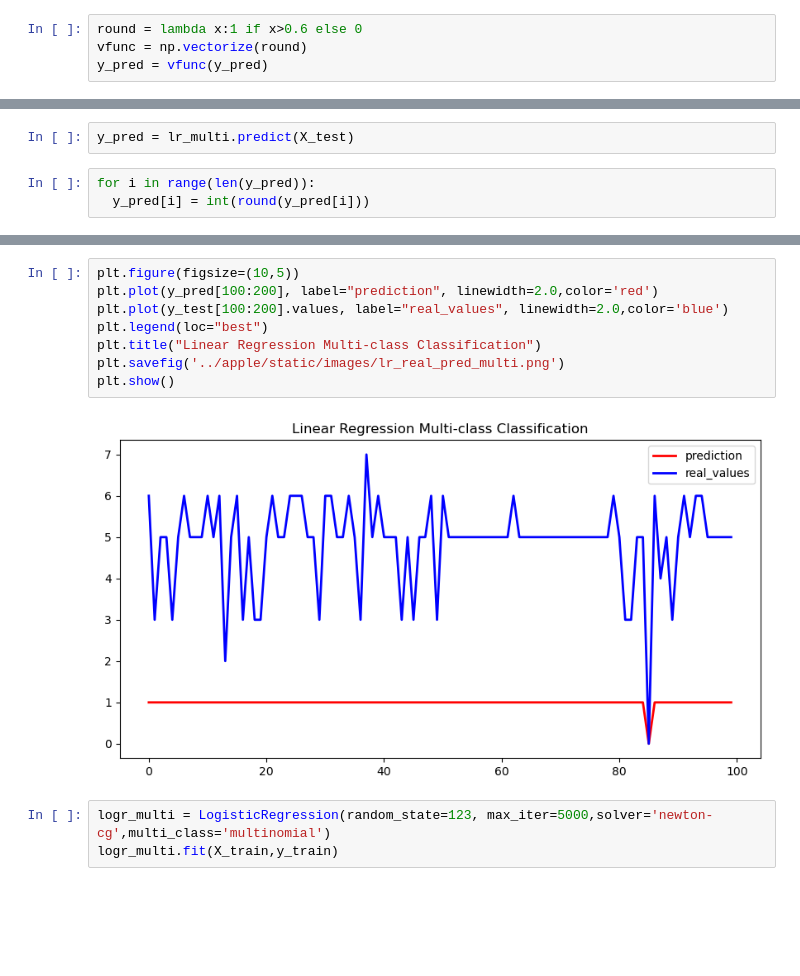
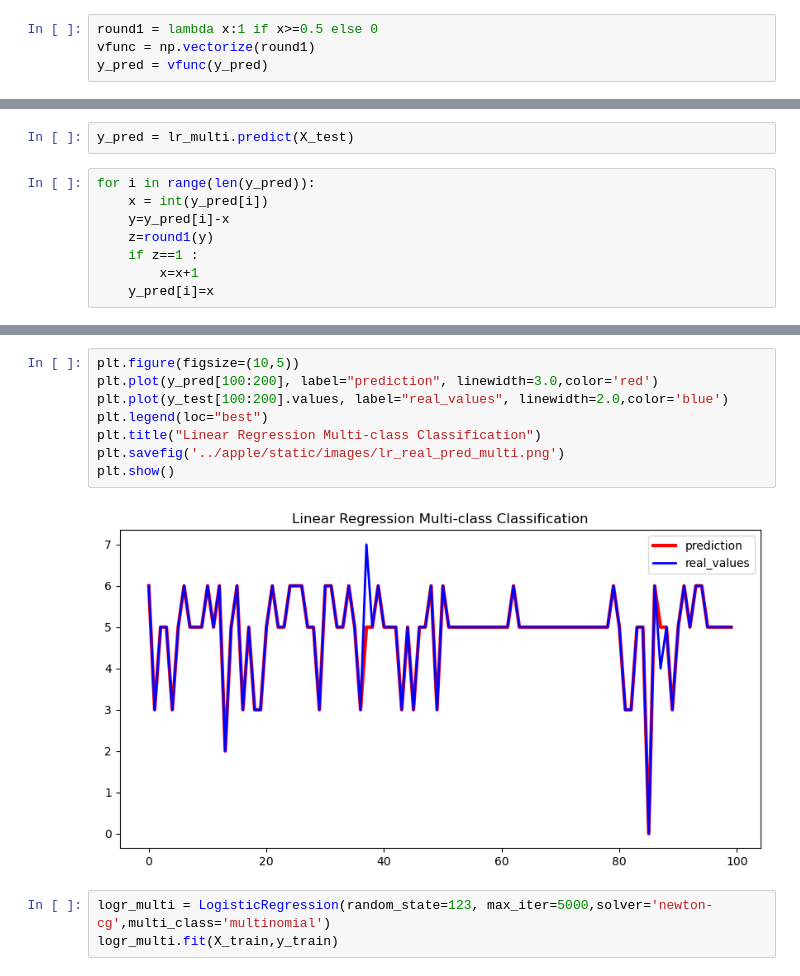
Before and after one commit to Revan-droid/demo1, a Jupyter notebook: ML_models/models.ipynb, the cells around one changed output, grey strips where cells are left out. Cells and saved outputs as stored; diff of their text form; blank space fills up the shorter version.

```diff
--- a/ML_models/models.ipynb
+++ b/ML_models/models.ipynb
@@ -296,8 +308,8 @@ LinearRegression(normalize=False)
 # %%
 y_pred = lr_bin.predict(X_test)
 # %%
-round = lambda x:1 if x>0.6 else 0
-vfunc = np.vectorize(round)
+round1 = lambda x:1 if x>=0.5 else 0
+vfunc = np.vectorize(round1)
 y_pred = vfunc(y_pred)
 # %%
 print("Mean Absolute Error - " , metrics.mean_absolute_error(y_test, y_pred))
@@ -689,7 +716,12 @@ LinearRegression(normalize=False)
 y_pred = lr_multi.predict(X_test)
 # %%
 for i in range(len(y_pred)):
-  y_pred[i] = int(round(y_pred[i]))
+    x = int(y_pred[i])
+    y=y_pred[i]-x
+    z=round1(y)
+    if z==1 :
+        x=x+1
+    y_pred[i]=x
 # %%
 print("Mean Absolute Error - " , metrics.mean_absolute_error(y_test, y_pred))
 print("Mean Squared Error - " , metrics.mean_squared_error(y_test, y_pred))
@@ -740,14 +776,14 @@ lr_multi_df
 24352 rows × 2 columns
 # %%
 plt.figure(figsize=(10,5))
-plt.plot(y_pred[100:200], label="prediction", linewidth=2.0,color='red')
+plt.plot(y_pred[100:200], label="prediction", linewidth=3.0,color='red')
 plt.plot(y_test[100:200].values, label="real_values", linewidth=2.0,color='blue')
 plt.legend(loc="best")
 plt.title("Linear Regression Multi-class Classification")
 plt.savefig('../apple/static/images/lr_real_pred_multi.png')
 plt.show()
 # %% [output]
-[figure, old version]
+[figure, new version]
 # %%
 logr_multi = LogisticRegression(random_state=123, max_iter=5000,solver='newton-cg',multi_class='multinomial')
 logr_multi.fit(X_train,y_train)
```
Also changed, not shown: parts of 29 cells of this notebook, 23 other files.
